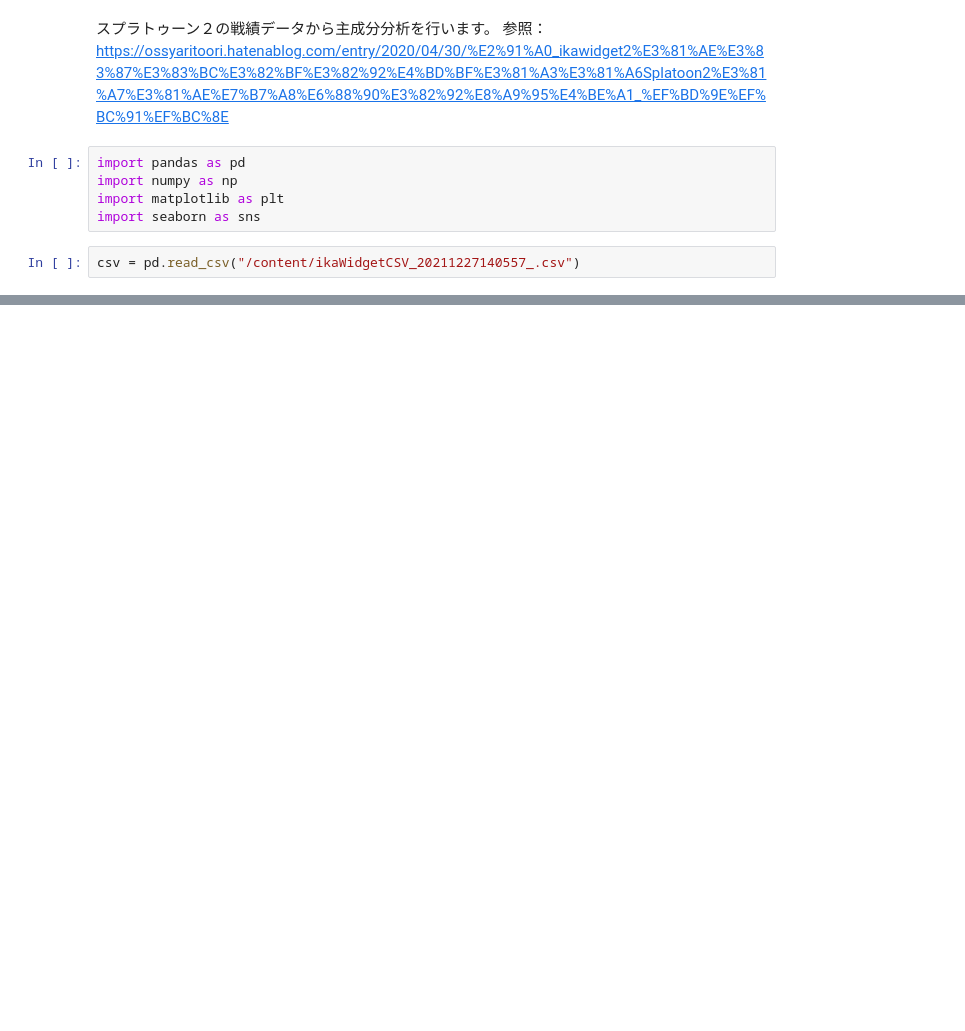
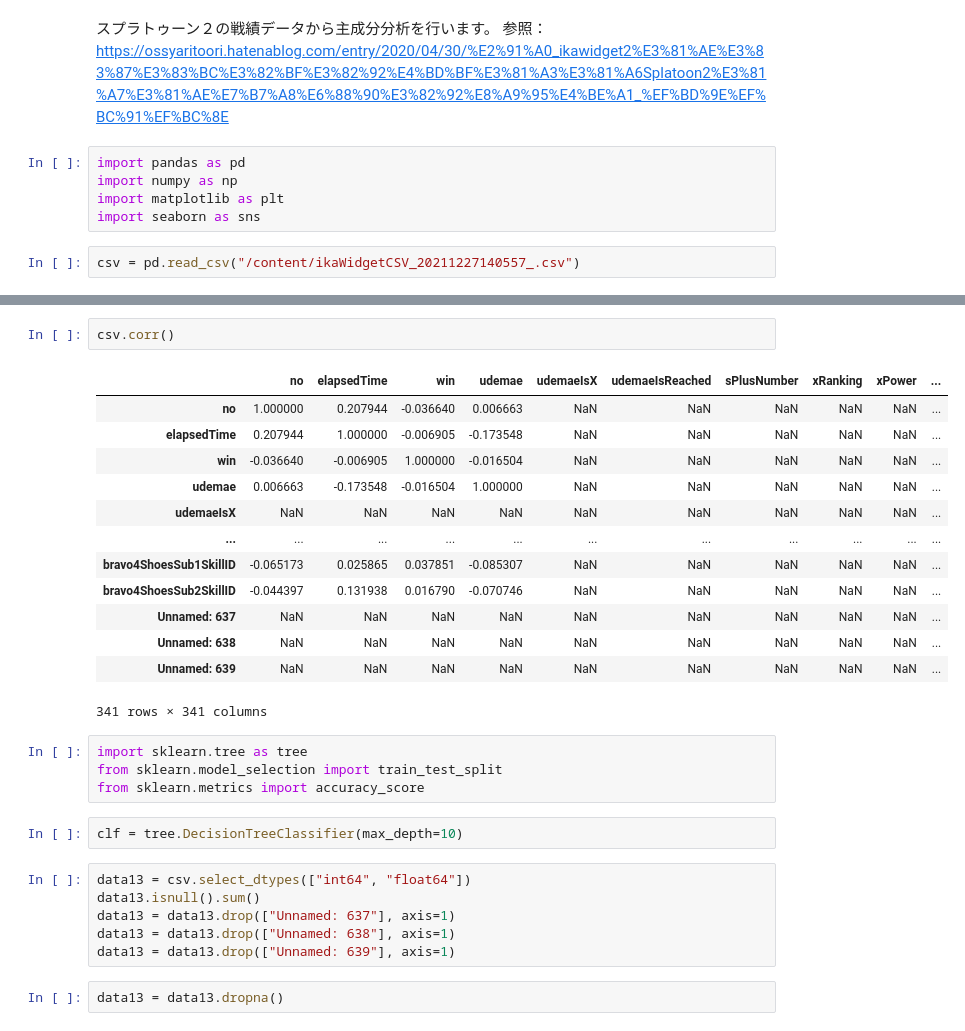
Before and after one commit to ichi-a00/google_colab, a Jupyter notebook: ikawidget2.ipynb, the cells around one changed output, grey strips where cells are left out. Cells and saved outputs as stored; diff of their text form; blank space fills up the shorter version.

```diff
--- a/ikawidget2.ipynb
+++ b/ikawidget2.ipynb
@@ -39,0 +128,30 @@ Name: alpha1AllKill, Length: 432, dtype: int64
+# %%
+csv.corr()
+# %% [output]
+|  | no | elapsedTime | win | udemae | udemaeIsX | udemaeIsReached | sPlusNumber | xRanking | xPower | ... |
+| no | 1.000000 | 0.207944 | -0.036640 | 0.006663 | NaN | NaN | NaN | NaN | NaN | ... |
+| elapsedTime | 0.207944 | 1.000000 | -0.006905 | -0.173548 | NaN | NaN | NaN | NaN | NaN | ... |
+| win | -0.036640 | -0.006905 | 1.000000 | -0.016504 | NaN | NaN | NaN | NaN | NaN | ... |
+| udemae | 0.006663 | -0.173548 | -0.016504 | 1.000000 | NaN | NaN | NaN | NaN | NaN | ... |
+| udemaeIsX | NaN | NaN | NaN | NaN | NaN | NaN | NaN | NaN | NaN | ... |
+| ... | ... | ... | ... | ... | ... | ... | ... | ... | ... | ... |
+| bravo4ShoesSub1SkillID | -0.065173 | 0.025865 | 0.037851 | -0.085307 | NaN | NaN | NaN | NaN | NaN | ... |
+| bravo4ShoesSub2SkillID | -0.044397 | 0.131938 | 0.016790 | -0.070746 | NaN | NaN | NaN | NaN | NaN | ... |
+| Unnamed: 637 | NaN | NaN | NaN | NaN | NaN | NaN | NaN | NaN | NaN | ... |
+| Unnamed: 638 | NaN | NaN | NaN | NaN | NaN | NaN | NaN | NaN | NaN | ... |
+| Unnamed: 639 | NaN | NaN | NaN | NaN | NaN | NaN | NaN | NaN | NaN | ... |
+341 rows × 341 columns
+# %%
+import sklearn.tree as tree
+from sklearn.model_selection import train_test_split
+from sklearn.metrics import accuracy_score
+# %%
+clf = tree.DecisionTreeClassifier(max_depth=10)
+# %%
+data13 = csv.select_dtypes(["int64", "float64"])
+data13.isnull().sum()
+data13 = data13.drop(["Unnamed: 637"], axis=1)
+data13 = data13.drop(["Unnamed: 638"], axis=1)
+data13 = data13.drop(["Unnamed: 639"], axis=1)
+# %%
+data13 = data13.dropna()
```
Also changed, not shown: parts of 14 cells of this notebook.
